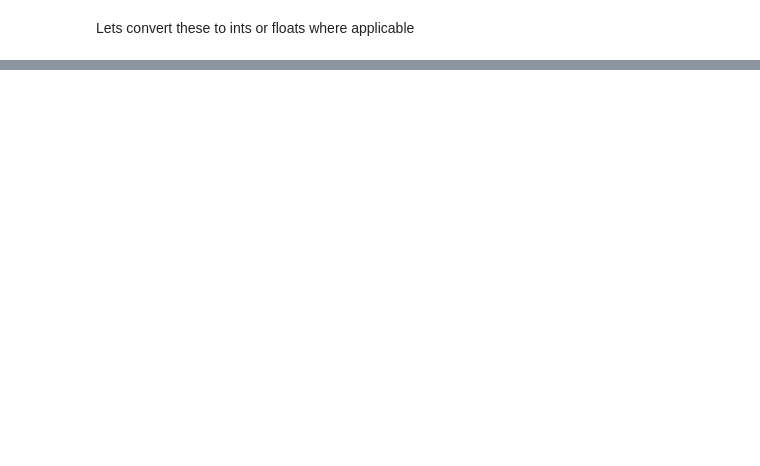
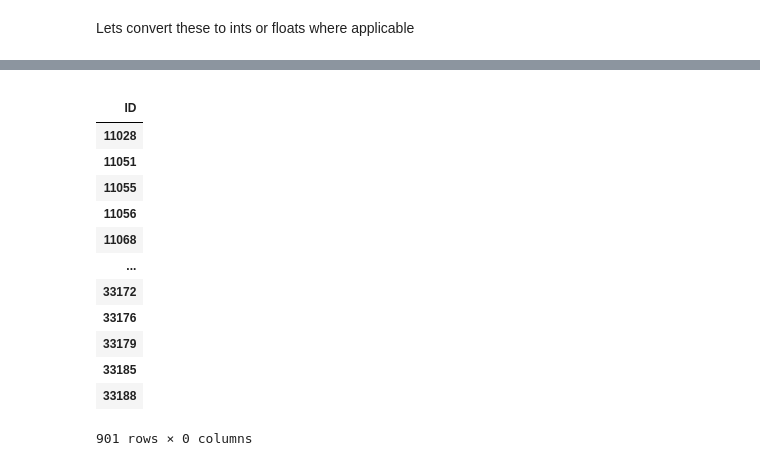
Before and after one commit to Cassandra-Simmons/Faith_Based_Non_Profit_Survival, a Jupyter notebook: Survival_of_FB_Non_Profits.ipynb, the cells around one changed output, grey strips where cells are left out. Cells and saved outputs as stored; diff of their text form; code cells hidden in the pictures; blank space fills up the shorter version.

```diff
--- a/Survival_of_FB_Non_Profits.ipynb
+++ b/Survival_of_FB_Non_Profits.ipynb
@@ -147,0 +182,8 @@ dfNP['Still_Open']
+# %%
+dfNP['Yrs_Of_Training'] = dfNP['Yrs_Of_Training'].replace(['3 1/2','3.5','4 yrs','4 years',
+                                                           '"1 year in youth ministry, 3 years in Music Education"'],
+                                                          '4').replace(['"4 Undergrad, 4 at Seminary"','"THM 4 years, D Min 4 years"','"8, 2 to 3 classes per year"','B'],
+                                                                       '8').replace(['Was in the middle of my first year which is still continuing','I','Part time student',
+                                                                                     '"Just started, less than one year"'],'1').replace('9 years 10 months','10').replace(
+                                                                                         '"They would say a lifetime, but technically 8 beyond undergrad"','12'
+                                                                                     ).replace(['many','Lifetime','On going'],'99')
@@ -147,0 +192,2 @@ dfNP['Still_Open']
+# %%
+dfNP['Yrs_Of_Training'] = dfNP['Yrs_Of_Training'].str.extract('(\d+)',expand = False)
@@ -147,0 +196,4 @@ dfNP['Still_Open']
+# %%
+avgtraining = round(dfNP[(dfNP['Yrs_Of_Training']!='99') & (dfNP['Yrs_Of_Training']!='0')]['Yrs_Of_Training'].astype(int).mean())
+dfNP['Yrs_Of_Training'] = dfNP['Yrs_Of_Training'].astype(int).replace('99',avgtraining)
+dfNP['Yrs_Of_Training'].value_counts(dropna=False)
@@ -147,0 +218,18 @@ dfNP['Still_Open']
+# %%
+dfNP.select_dtypes(exclude=['int','float'])
+#All values are in the correct datatype format now
+# %% [output]
+|  |
+| ID |
+| 11028 |
+| 11051 |
+| 11055 |
+| 11056 |
+| 11068 |
+| ... |
+| 33172 |
+| 33176 |
+| 33179 |
+| 33185 |
+| 33188 |
+901 rows × 0 columns
```
Also changed, not shown: parts of 67 cells of this notebook.
